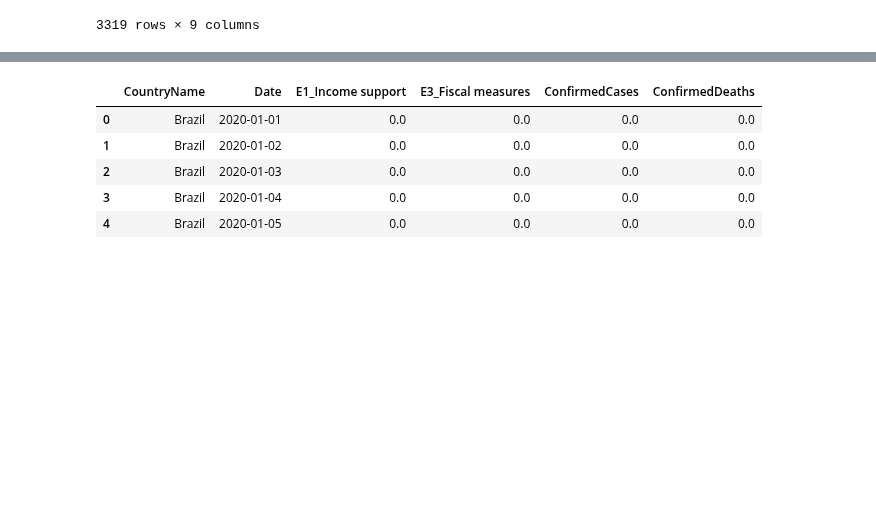
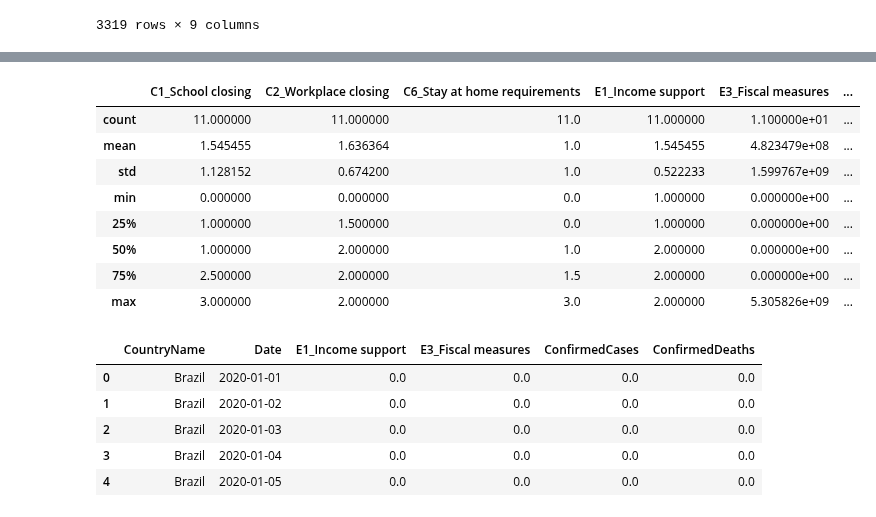
Before and after one commit to rejane-b/Project_1, a Jupyter notebook: Economics.ipynb, the cells around one changed output, grey strips where cells are left out. Saved outputs shown, nothing was run; the diff lists cells and outputs as text; code cells hidden in the pictures; blank space fills up the shorter version.

```diff
--- a/Economics.ipynb
+++ b/Economics.ipynb
@@ -43,3 +52,15 @@ data.set_index('CountryName')
+# %%
+last_report.describe()
+# %% [output]
+|  | C1_School closing | C2_Workplace closing | C6_Stay at home requirements | E1_Income support | E3_Fiscal measures | ... |
+| count | 11.000000 | 11.000000 | 11.0 | 11.000000 | 1.100000e+01 | ... |
+| mean | 1.545455 | 1.636364 | 1.0 | 1.545455 | 4.823479e+08 | ... |
+| std | 1.128152 | 0.674200 | 1.0 | 0.522233 | 1.599767e+09 | ... |
+| min | 0.000000 | 0.000000 | 0.0 | 1.000000 | 0.000000e+00 | ... |
+| 25% | 1.000000 | 1.500000 | 0.0 | 1.000000 | 0.000000e+00 | ... |
+| 50% | 1.000000 | 2.000000 | 1.0 | 2.000000 | 0.000000e+00 | ... |
+| 75% | 2.500000 | 2.000000 | 1.5 | 2.000000 | 0.000000e+00 | ... |
+| max | 3.000000 | 2.000000 | 3.0 | 2.000000 | 5.305826e+09 | ... |
 # %%
 df = data[['CountryName','Date','E1_Income support','E3_Fiscal measures','ConfirmedCases','ConfirmedDeaths']]
 df.head()
```
Also changed, not shown: parts of 23 cells of this notebook.
